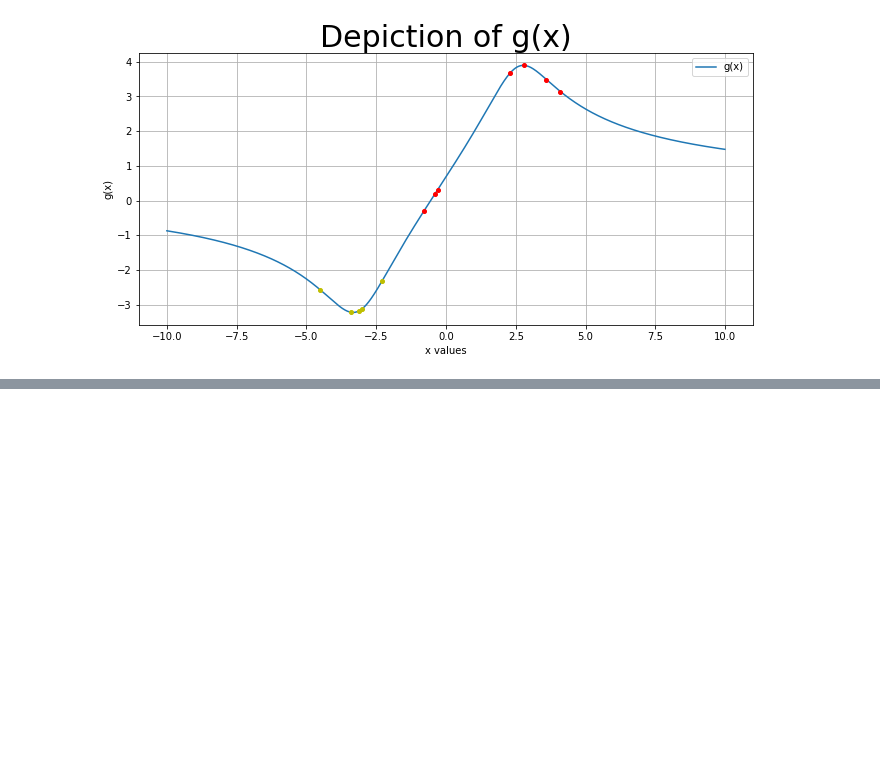
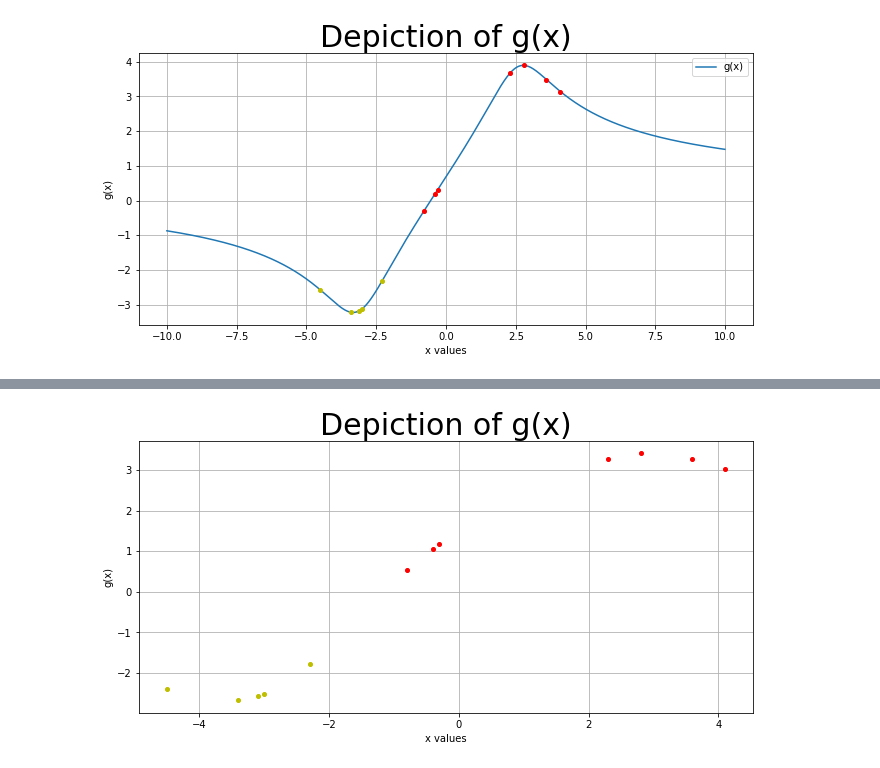
Before and after one commit to Sourland/pattern-recognision, a Jupyter notebook: parameterEstimation.ipynb, the cells around one changed output, grey strips where cells are left out. Saved outputs shown, nothing was run; the diff lists cells and outputs as text; code cells hidden in the pictures; blank space fills up the shorter version.

```diff
--- a/parameterEstimation.ipynb
+++ b/parameterEstimation.ipynb
@@ -102,0 +150,30 @@ b = myClassifier.predict(theta1,theta2,D1,D2,Pomega1,Pomega2)
+# %%
+
+Px_theta = lambda x, theta: (1 / np.pi) * 1 / (1 + pow(x - theta, 2))
+
+distribution = np.array([Px_theta(x, thetas) for x in np.hstack((D1, D2))])
+distribution.shape
+
+P_xD1 = np.trapz(np.multiply(distribution, aposteriori_1), x = thetas)
+P_xD2 = np.trapz(np.multiply(distribution, aposteriori_2), x = thetas)
+class_1 = []
+class_2 = []
+for i in range(P_xD1.shape[0]):
+  g_x = np.log(P_xD1[i]) - np.log(P_xD2[i]) + np.log(Pomega1) - np.log(Pomega2)
+  if g_x > 0:
+    class_1.append(g_x)
+  else:
+    class_2.append(g_x)
+
+plt.plot(D1,class_1,'r',marker='o', ls='none', ms=4)
+plt.plot(D2,class_2,'y',marker='o', ls='none', ms=4)
+#plt.axvline(x = thetas1[estimates1.index(max(estimates1))], color = 'black', label = 'maximum likelihood \u03B8 value')
+#plt.axvline(x = thetas2[estimates2.index(max(estimates2))], color = 'black', label = 'maximum likelihood \u03B8 value')
+plt.grid()
+plt.title('Depiction of g(x)', fontsize=30)
+plt.xlabel('x values')
+plt.ylabel('g(x)')
+# plt.legend()
+plt.show()
+# %% [output]
+[figure, added]
```
Also changed, not shown: parts of 7 cells of this notebook.
